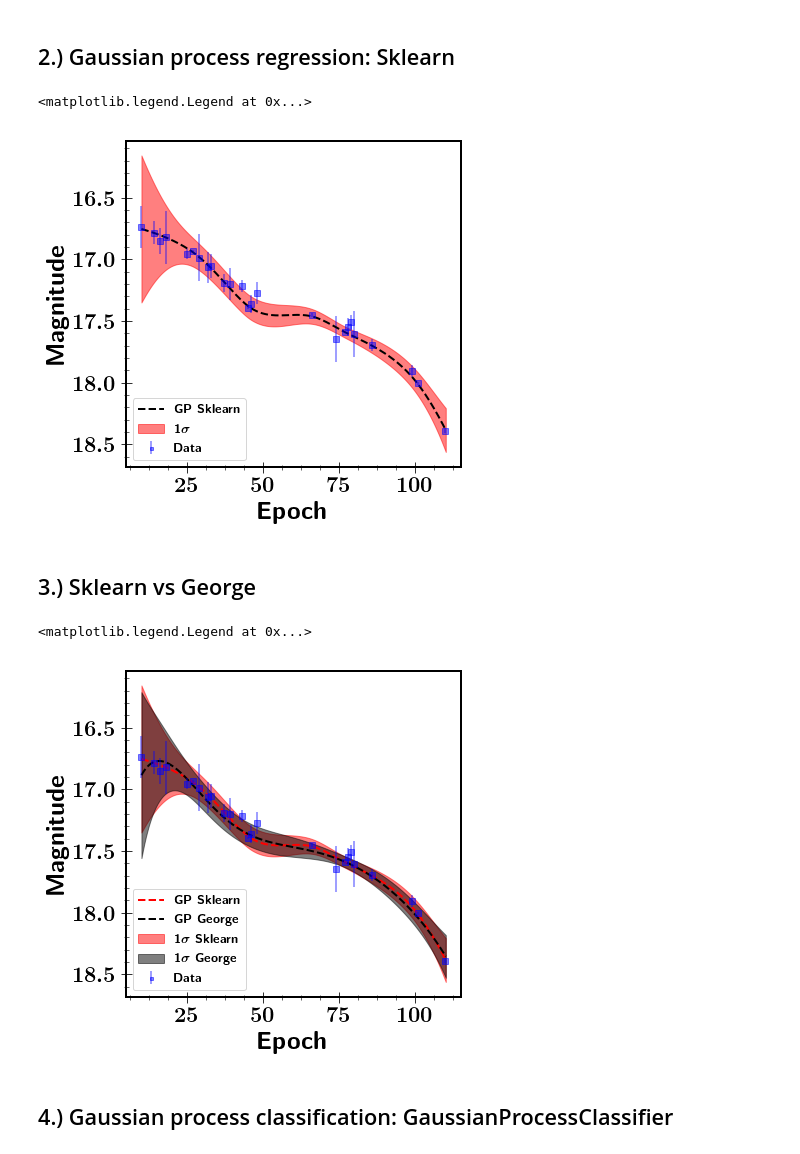
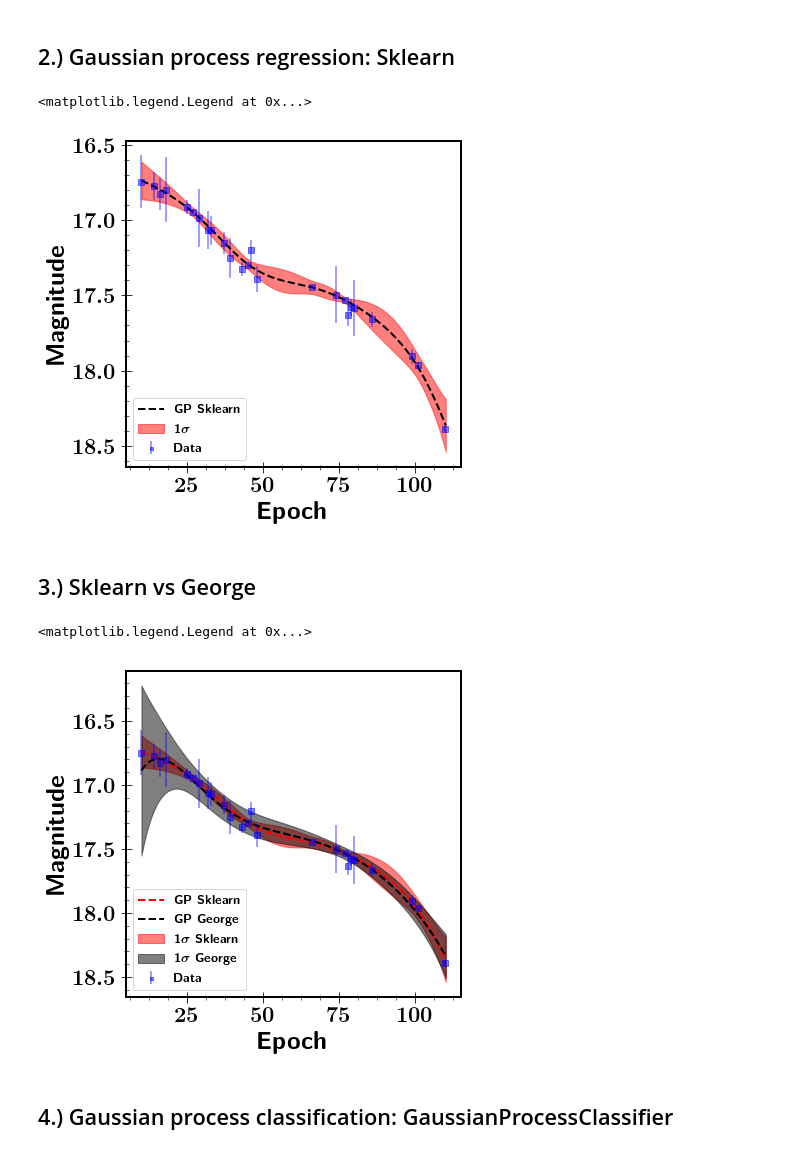
Before and after one commit to tdejaeger/Machine_learning, a Jupyter notebook: Gaussian_process/Gaussian process.ipynb, the cells around one changed output. Cells and saved outputs as stored; diff of their text form; code cells hidden in the pictures.

Commit message:
GP sklearn

```diff
--- a/Gaussian_process/Gaussian process.ipynb
+++ b/Gaussian_process/Gaussian process.ipynb
@@ -133,24 +133,24 @@ from sklearn.gaussian_process.kernels import Matern
 # %%
 x = np.atleast_2d(epochs).T
 kernel = Matern(length_scale=15000, length_scale_bounds=(1e-05, 100000.0), nu=1.5)
 X = np.atleast_2d(ep).T
 
 gp = GaussianProcessRegressor(kernel=kernel, alpha= (efl / fl) ** 2, n_restarts_optimizer=500)
 gp.fit(X, fl)
 y_pred, sigma = gp.predict(x, return_std=True)
-mag_sklearn,err_mag_sklearn=np.array(-2.5*np.log10(y_pred*fmax)),std*2*2.5/(y_pred*np.log(10))
+mag_sklearn,err_mag_sklearn=np.array(-2.5*np.log10(y_pred*fmax)),sigma*2*2.5/(y_pred*np.log(10))
 
 fig,ax1 = plt.subplots(figsize=(6,6), facecolor='w', edgecolor='k')
 ax1.errorbar(ep,mag,yerr=err,marker='s', color='b',alpha=0.5,linestyle='None',label=r'\textbf{Data}')
 ax1.fill_between(epochs,mag_sklearn-err_mag_sklearn,mag_sklearn+err_mag_sklearn,alpha=0.5,color='r',label=r'\textbf{1$\sigma$}')
 ax1.plot(epochs,mag_sklearn,'k--',lw=2,label=r'\textbf{GP Sklearn}')
 ax1.set_xlabel(r'\textbf{Epoch}')
 ax1.set_ylabel(r'\textbf{Magnitude}')
 ax1.invert_yaxis()
 ax1.legend(loc=3,markerscale=0.5,prop={'size':13},ncol=1)
 # %% [output]
 <matplotlib.legend.Legend at 0x...>
-[figure, old version]
+[figure, new version]
 # %% [markdown]
 ## 3.) Sklearn vs George
 # %%
@@ -168,7 +168,7 @@ ax1.invert_yaxis()
 ax1.legend(loc=3,markerscale=0.5,prop={'size':13},ncol=1)
 # %% [output]
 <matplotlib.legend.Legend at 0x...>
-[figure, old version]
+[figure, new version]
 # %% [markdown]
 ## 4.) Gaussian process classification: GaussianProcessClassifier
 # %%
```
Also changed, not shown: parts of 2 cells of this notebook.
